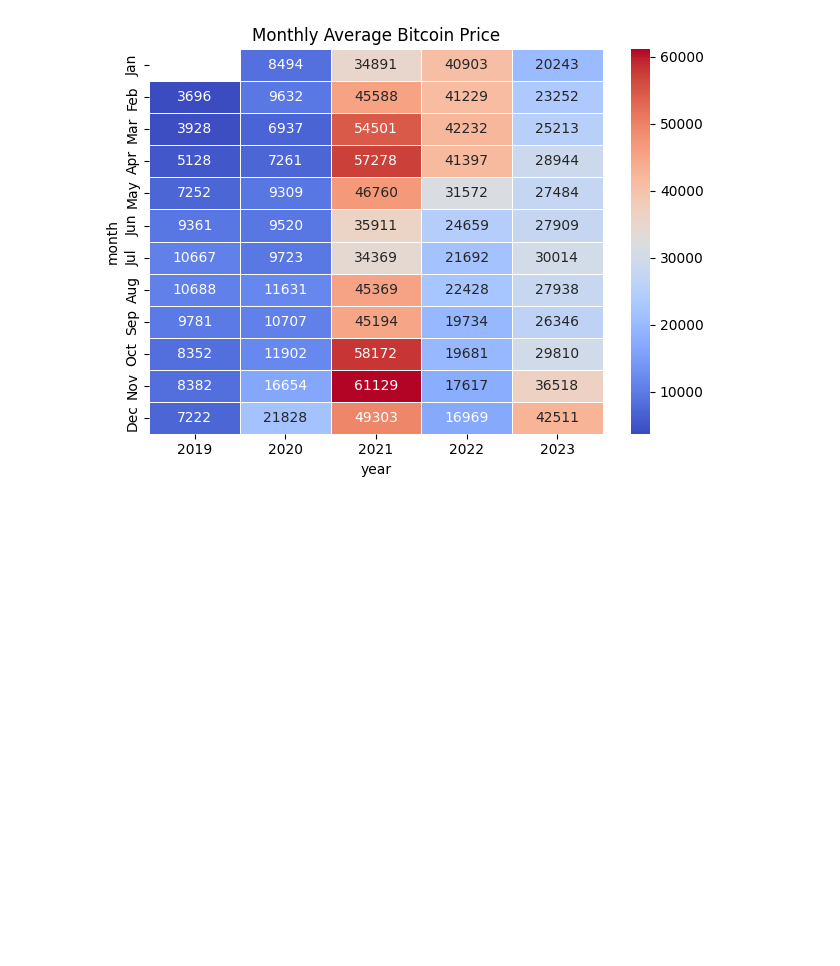
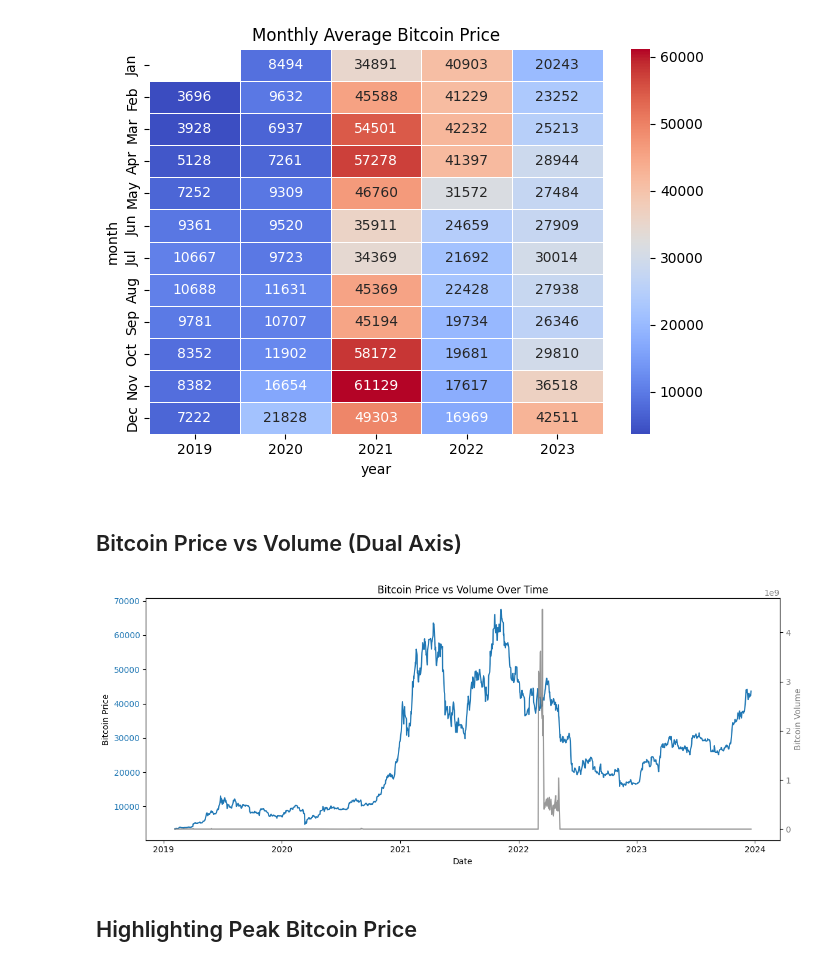
Before and after one commit to HABUDANHAYABK/Bitcoin-trends-analysis, a Jupyter notebook: notebooks/Visualization.ipynb, the cells around one changed output. Drawn from its saved outputs; the diff is of its cells as text; code cells hidden in the pictures; blank space fills up the shorter version.

```diff
--- a/notebooks/Visualization.ipynb
+++ b/notebooks/Visualization.ipynb
@@ -103,3 +103,28 @@ plt.tight_layout()
 plt.show()
 # %% [output]
 [figure]
+# %% [markdown]
+## Bitcoin Price vs Volume (Dual Axis)
+# %%
+fig, ax1 = plt.subplots(figsize=(12, 5))
+
+color1 = 'tab:blue'
+ax1.set_xlabel("Date")
+ax1.set_ylabel("Bitcoin Price")
+ax1.plot(bitcoin['date'], bitcoin['bitcoin_price'], color=color1, label = 'Price')
+ax1.tick_params(axis ='y', labelcolor=color1)
+
+ax2 = ax1.twinx()
+color2 = 'tab:gray'
+ax2.set_ylabel('Bitcoin Volume', color = color2)
+ax2.plot(bitcoin['date'], bitcoin['bitcoin_vol.'], color =color2, label = 'BTC volume', alpha =0.8)
+ax2.tick_params(axis ="y", labelcolor =color2)
+
+plt.title('Bitcoin Price vs Volume Over Time')
+fig.tight_layout()
+
+plt.show()
+# %% [output]
+[figure, added]
+# %% [markdown]
+## Highlighting Peak Bitcoin Price
```
